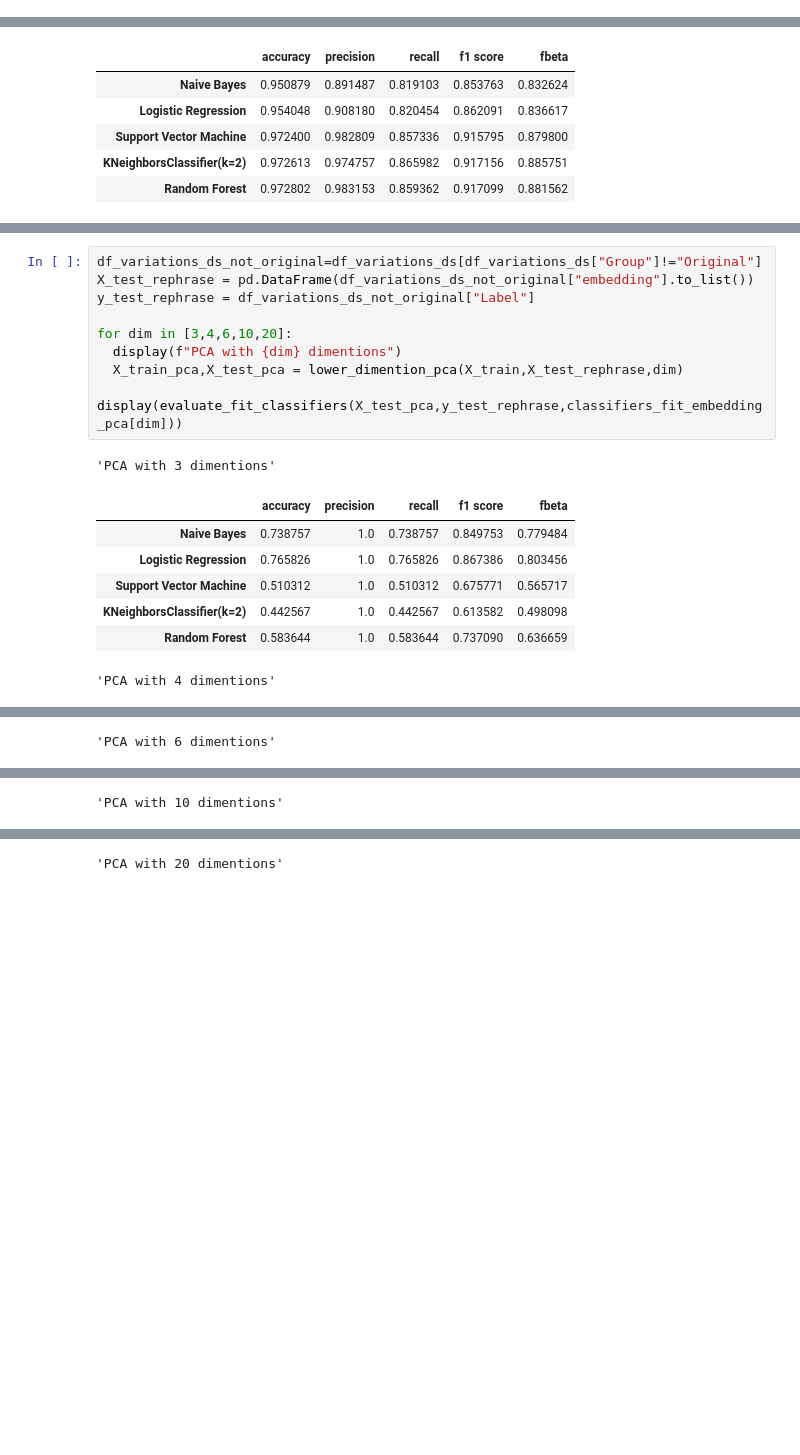
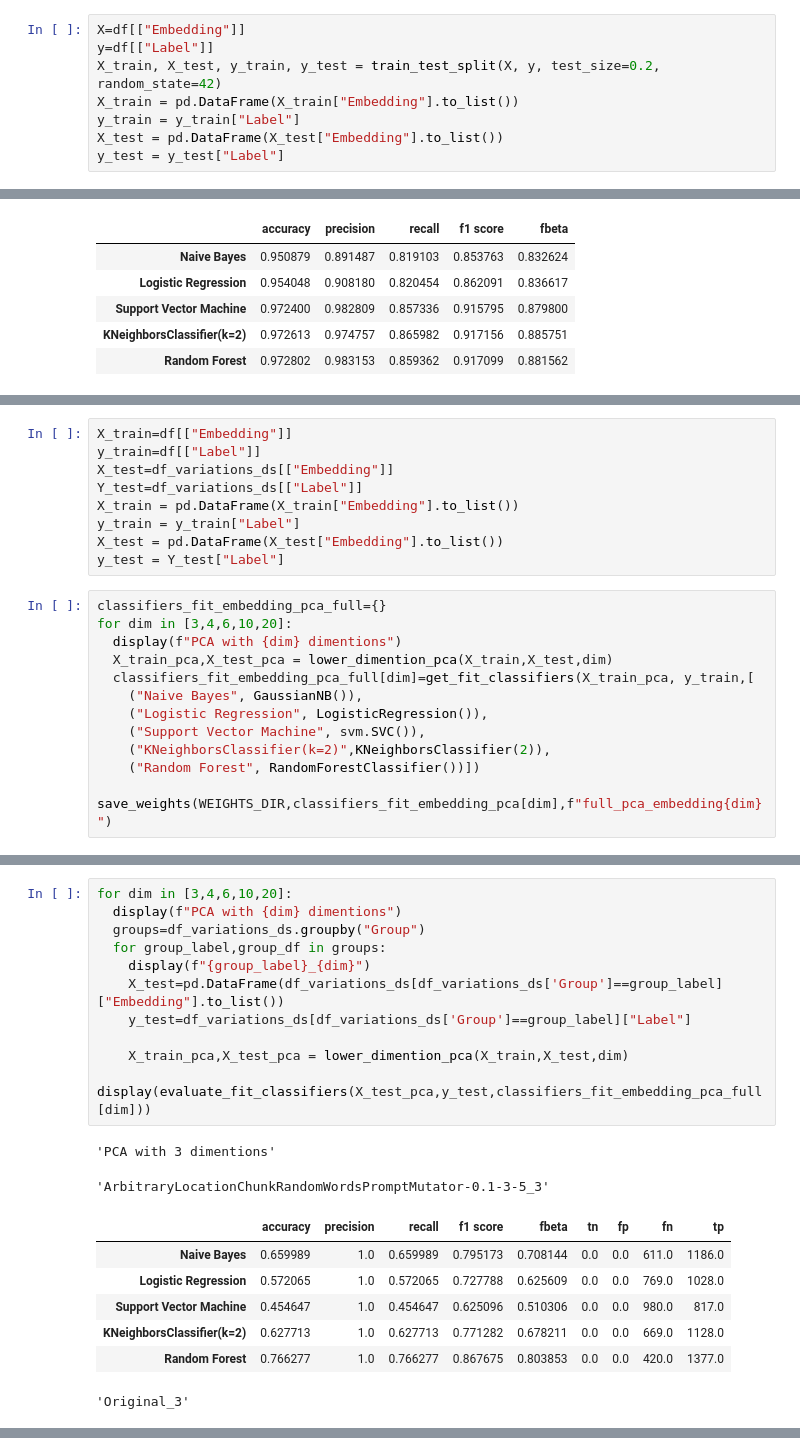
Before and after one commit to ariel-zilber/prompt-security, a Jupyter notebook: notebooks/6_embedding_classifer.ipynb, the cells around one changed output, grey strips where cells are left out. Saved outputs shown, nothing was run; the diff lists cells and outputs as text; blank space fills up the shorter version.

```diff
--- a/notebooks/6_embedding_classifer.ipynb
+++ b/notebooks/6_embedding_classifer.ipynb
@@ -333,3 +402,11 @@ evaluate_fit_classifiers(X_test_rephrase,y_test_rephrase,classifiers_fit_embeddi
+# %%
+X=df[["Embedding"]]
+y=df[["Label"]]
+X_train, X_test, y_train, y_test = train_test_split(X, y, test_size=0.2, random_state=42)
+X_train = pd.DataFrame(X_train["Embedding"].to_list())
+y_train = y_train["Label"]
+X_test = pd.DataFrame(X_test["Embedding"].to_list())
+y_test = y_test["Label"]
 # %%
 classifiers_fit_embedding_pca={}
 for dim in [3,4,6,10,20]:
@@ -381,0 +461,21 @@ for dim in [3,4,6,10,20]:
+# %%
+X_train=df[["Embedding"]]
+y_train=df[["Label"]]
+X_test=df_variations_ds[["Embedding"]]
+Y_test=df_variations_ds[["Label"]]
+X_train = pd.DataFrame(X_train["Embedding"].to_list())
+y_train = y_train["Label"]
+X_test = pd.DataFrame(X_test["Embedding"].to_list())
+y_test = Y_test["Label"]
+# %%
+classifiers_fit_embedding_pca_full={}
+for dim in [3,4,6,10,20]:
+  display(f"PCA with {dim} dimentions")
+  X_train_pca,X_test_pca = lower_dimention_pca(X_train,X_test,dim)
+  classifiers_fit_embedding_pca_full[dim]=get_fit_classifiers(X_train_pca, y_train,[
+    ("Naive Bayes", GaussianNB()),
+    ("Logistic Regression", LogisticRegression()),
+    ("Support Vector Machine", svm.SVC()),
+    ("KNeighborsClassifier(k=2)",KNeighborsClassifier(2)),
+    ("Random Forest", RandomForestClassifier())])
+  save_weights(WEIGHTS_DIR,classifiers_fit_embedding_pca[dim],f"full_pca_embedding{dim}")
@@ -382,18 +513,21 @@ for dim in [3,4,6,10,20]:
 # %%
-df_variations_ds_not_original=df_variations_ds[df_variations_ds["Group"]!="Original"]
-X_test_rephrase = pd.DataFrame(df_variations_ds_not_original["embedding"].to_list())
-y_test_rephrase = df_variations_ds_not_original["Label"]
-
 for dim in [3,4,6,10,20]:
   display(f"PCA with {dim} dimentions")
-  X_train_pca,X_test_pca = lower_dimention_pca(X_train,X_test_rephrase,dim)
-  display(evaluate_fit_classifiers(X_test_pca,y_test_rephrase,classifiers_fit_embedding_pca[dim]))
+  groups=df_variations_ds.groupby("Group")
+  for group_label,group_df in groups:
+    display(f"{group_label}_{dim}")
+    X_test=pd.DataFrame(df_variations_ds[df_variations_ds['Group']==group_label]["Embedding"].to_list())
+    y_test=df_variations_ds[df_variations_ds['Group']==group_label]["Label"]
+
+    X_train_pca,X_test_pca = lower_dimention_pca(X_train,X_test,dim)
+    display(evaluate_fit_classifiers(X_test_pca,y_test,classifiers_fit_embedding_pca_full[dim]))
 # %% [output]
 'PCA with 3 dimentions'
+'ArbitraryLocationChunkRandomWordsPromptMutator-0.1-3-5_3'
-|  | accuracy | precision | recall | f1 score | fbeta |
-| Naive Bayes | 0.738757 | 1.0 | 0.738757 | 0.849753 | 0.779484 |
-| Logistic Regression | 0.765826 | 1.0 | 0.765826 | 0.867386 | 0.803456 |
-| Support Vector Machine | 0.510312 | 1.0 | 0.510312 | 0.675771 | 0.565717 |
-| KNeighborsClassifier(k=2) | 0.442567 | 1.0 | 0.442567 | 0.613582 | 0.498098 |
-| Random Forest | 0.583644 | 1.0 | 0.583644 | 0.737090 | 0.636659 |
+|  | accuracy | precision | recall | f1 score | fbeta | tn | fp | fn | tp |
+| Naive Bayes | 0.659989 | 1.0 | 0.659989 | 0.795173 | 0.708144 | 0.0 | 0.0 | 611.0 | 1186.0 |
+| Logistic Regression | 0.572065 | 1.0 | 0.572065 | 0.727788 | 0.625609 | 0.0 | 0.0 | 769.0 | 1028.0 |
+| Support Vector Machine | 0.454647 | 1.0 | 0.454647 | 0.625096 | 0.510306 | 0.0 | 0.0 | 980.0 | 817.0 |
+| KNeighborsClassifier(k=2) | 0.627713 | 1.0 | 0.627713 | 0.771282 | 0.678211 | 0.0 | 0.0 | 669.0 | 1128.0 |
+| Random Forest | 0.766277 | 1.0 | 0.766277 | 0.867675 | 0.803853 | 0.0 | 0.0 | 420.0 | 1377.0 |
-'PCA with 4 dimentions'
+'Original_3'
@@ -406 +539,0 @@ for dim in [3,4,6,10,20]:
-'PCA with 6 dimentions'
@@ -413 +546,0 @@ for dim in [3,4,6,10,20]:
-'PCA with 10 dimentions'
@@ -420 +553,0 @@ for dim in [3,4,6,10,20]:
-'PCA with 20 dimentions'
```
Also changed, not shown: parts of 13 cells of this notebook.
